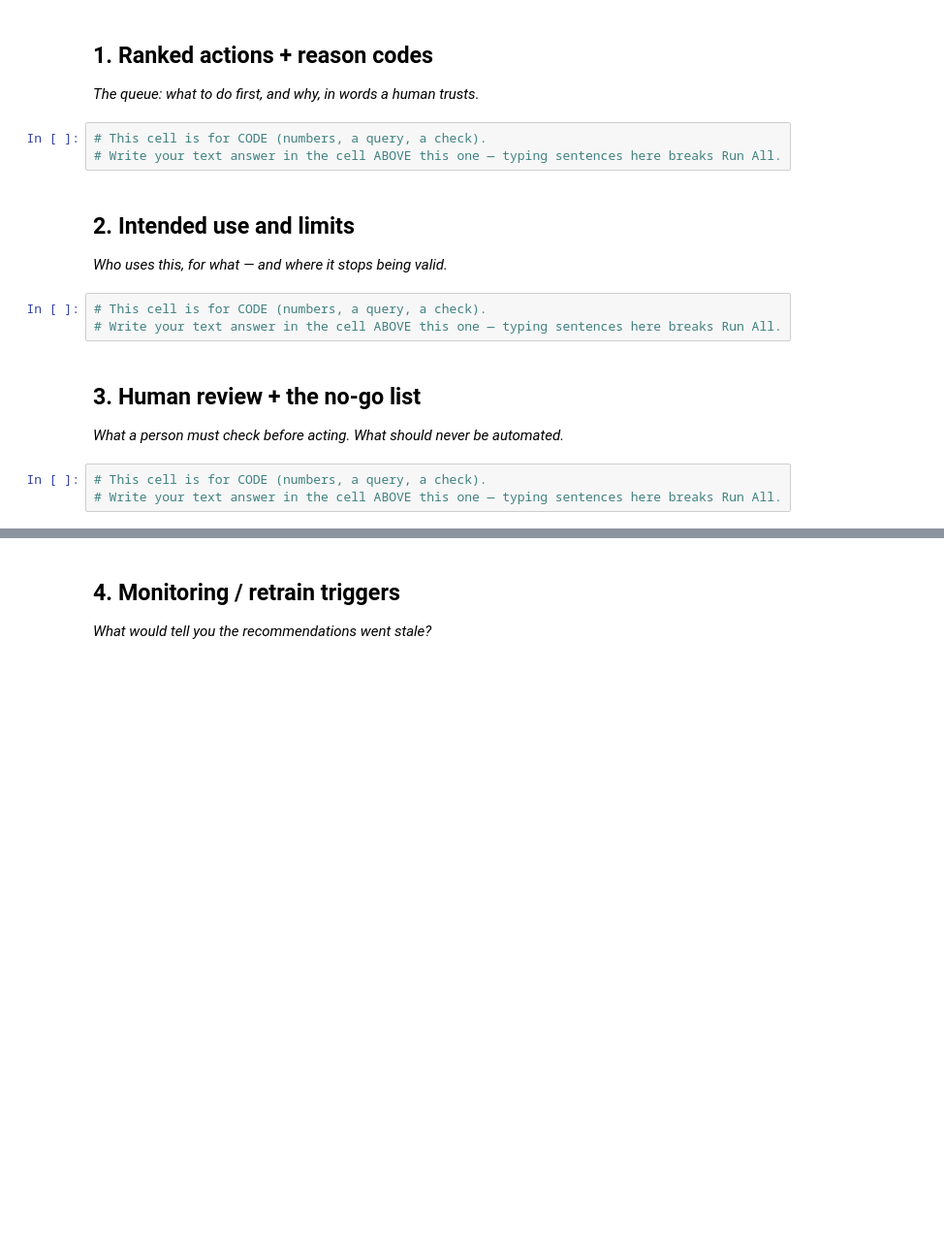
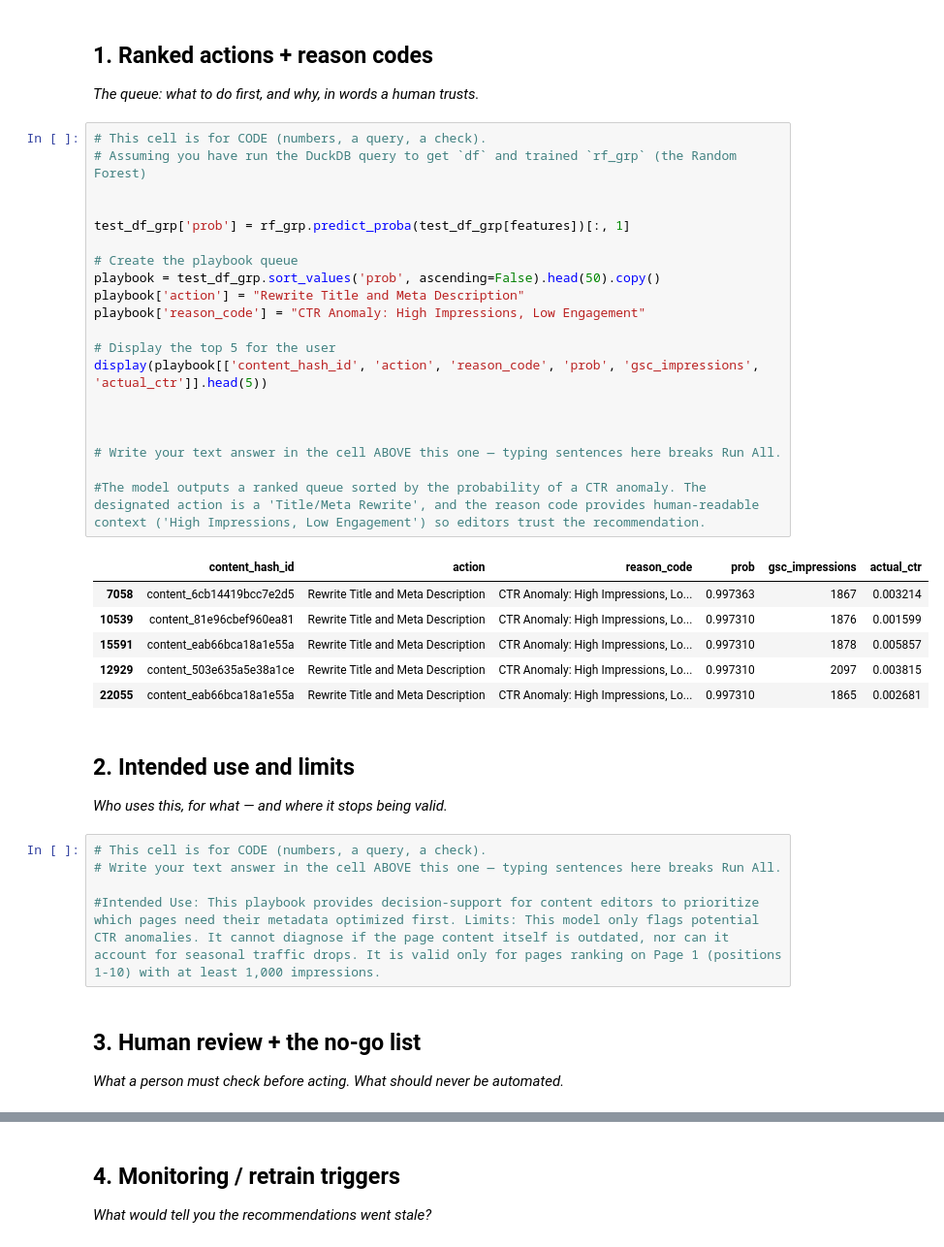
Before and after one commit to dipanshurdev/ML-Assignments, a Jupyter notebook: work/notebooks/w07_action_playbook.ipynb, the cells around one changed output, grey strips where cells are left out. Shown at 97% size. Saved outputs shown, nothing was run; the diff lists cells and outputs as text; blank space fills up the shorter version.

```diff
--- a/work/notebooks/w07_action_playbook.ipynb
+++ b/work/notebooks/w07_action_playbook.ipynb
@@ -10,9 +61,33 @@ This skeleton is yours to fill. Work the sections **in order** — each one has
 ## 1. Ranked actions + reason codes
 
 *The queue: what to do first, and why, in words a human trusts.*
-# %%
-# This cell is for CODE (numbers, a query, a check).
-# Write your text answer in the cell ABOVE this one — typing sentences here breaks Run All.
+# %%
+# This cell is for CODE (numbers, a query, a check).
+# Assuming you have run the DuckDB query to get `df` and trained `rf_grp` (the Random Forest)
+
+
+test_df_grp['prob'] = rf_grp.predict_proba(test_df_grp[features])[:, 1]
+
+# Create the playbook queue
+playbook = test_df_grp.sort_values('prob', ascending=False).head(50).copy()
+playbook['action'] = "Rewrite Title and Meta Description"
+playbook['reason_code'] = "CTR Anomaly: High Impressions, Low Engagement"
+
+# Display the top 5 for the user
+display(playbook[['content_hash_id', 'action', 'reason_code', 'prob', 'gsc_impressions', 'actual_ctr']].head(5))
+
+
+
+# Write your text answer in the cell ABOVE this one — typing sentences here breaks Run All.
+
+#The model outputs a ranked queue sorted by the probability of a CTR anomaly. The designated action is a 'Title/Meta Rewrite', and the reason code provides human-readable context ('High Impressions, Low Engagement') so editors trust the recommendation.
+# %% [output]
+|  | content_hash_id | action | reason_code | prob | gsc_impressions | actual_ctr |
+| 7058 | content_6cb14419bcc7e2d5 | Rewrite Title and Meta Description | CTR Anomaly: High Impressions, Lo... | 0.997363 | 1867 | 0.003214 |
+| 10539 | content_81e96cbef960ea81 | Rewrite Title and Meta Description | CTR Anomaly: High Impressions, Lo... | 0.997310 | 1876 | 0.001599 |
+| 15591 | content_eab66bca18a1e55a | Rewrite Title and Meta Description | CTR Anomaly: High Impressions, Lo... | 0.997310 | 1878 | 0.005857 |
+| 12929 | content_503e635a5e38a1ce | Rewrite Title and Meta Description | CTR Anomaly: High Impressions, Lo... | 0.997310 | 2097 | 0.003815 |
+| 22055 | content_eab66bca18a1e55a | Rewrite Title and Meta Description | CTR Anomaly: High Impressions, Lo... | 0.997310 | 1865 | 0.002681 |
 # %% [markdown]
 ## 2. Intended use and limits
 
@@ -20,10 +95,9 @@ This skeleton is yours to fill. Work the sections **in order** — each one has
 # %%
 # This cell is for CODE (numbers, a query, a check).
 # Write your text answer in the cell ABOVE this one — typing sentences here breaks Run All.
+
+#Intended Use: This playbook provides decision-support for content editors to prioritize which pages need their metadata optimized first. Limits: This model only flags potential CTR anomalies. It cannot diagnose if the page content itself is outdated, nor can it account for seasonal traffic drops. It is valid only for pages ranking on Page 1 (positions 1-10) with at least 1,000 impressions.
 # %% [markdown]
 ## 3. Human review + the no-go list
 
 *What a person must check before acting. What should never be automated.*
-# %%
-# This cell is for CODE (numbers, a query, a check).
-# Write your text answer in the cell ABOVE this one — typing sentences here breaks Run All.
```
Also changed, not shown: parts of 6 cells of this notebook.
